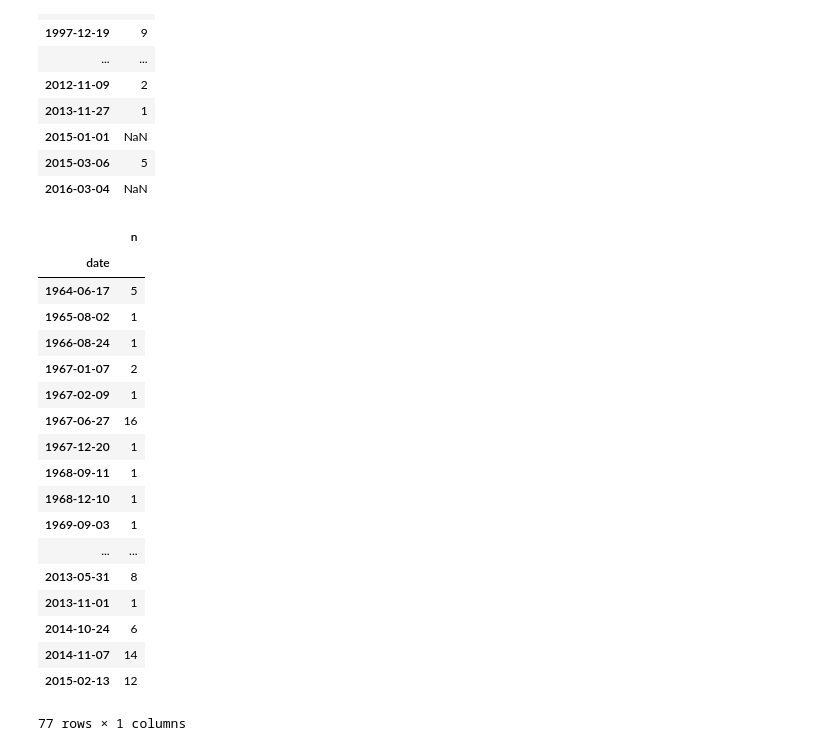
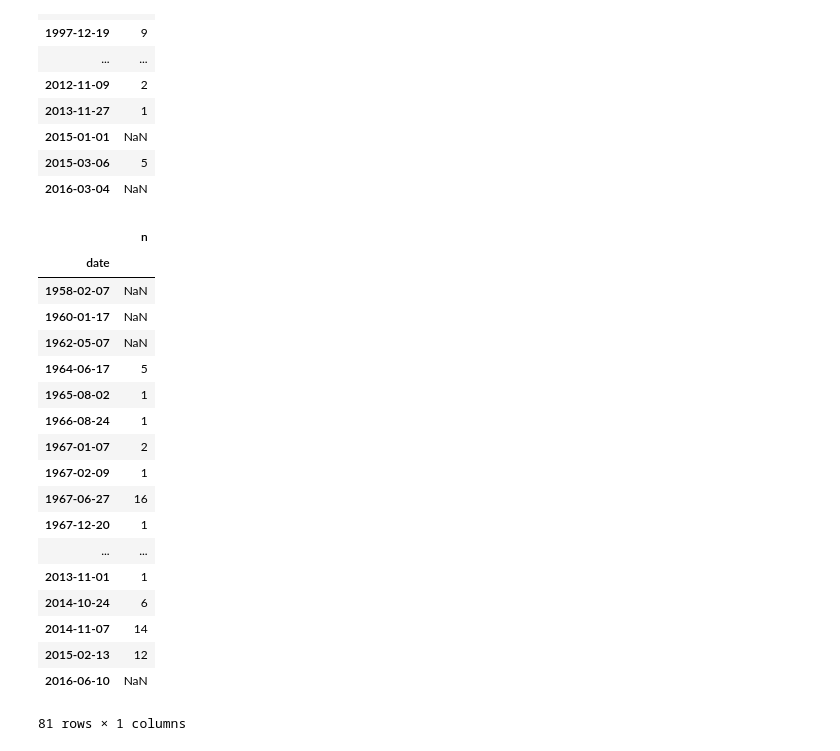
Before and after one commit to brandon-rhodes/pycon-pandas-tutorial, a Jupyter notebook: Solutions-5.ipynb, the cells around one changed output. Cells and saved outputs as stored; diff of their text form; code cells hidden in the pictures.

Commit message:
Compare Dench and Caine

```diff
--- a/Solutions-5.ipynb
+++ b/Solutions-5.ipynb
@@ -186,19 +188,24 @@ dench_ranks
 | 2015-03-06 | 5 |
 | 2016-03-04 | NaN |
 # %%
-# On the dates when films with Judi Dench were released,
-# how did her `n` rank compare to the reigning rank of Michael Caine,
+# On the dates when films with Michael Caine were released,
+# how did her `n` rank compare to the reigning rank of Tom Cruise,
 # based on the most recent film in which he had a non-null n value?
 
 c = cast
 c = c[c.name == 'Michael Caine']
 c = c.join(rdi, ['title', 'year'])
-c = c[c.date.notnull() & c.n.notnull()]
-caine_ranks = c[['date', 'n']].set_index('date').sort_index()
+c = c[c.date.notnull()]
+c = c[['date', 'n']]
+c = c.set_index('date').sort_index()
+caine_ranks = c
 caine_ranks
 # %% [output]
 |  | n |
 | date |  |
+| 1958-02-07 | NaN |
+| 1960-01-17 | NaN |
+| 1962-05-07 | NaN |
 | 1964-06-17 | 5 |
 | 1965-08-02 | 1 |
 | 1966-08-24 | 1 |
@@ -206,13 +213,10 @@ caine_ranks
 | 1967-02-09 | 1 |
 | 1967-06-27 | 16 |
 | 1967-12-20 | 1 |
-| 1968-09-11 | 1 |
-| 1968-12-10 | 1 |
-| 1969-09-03 | 1 |
 | ... | ... |
-| 2013-05-31 | 8 |
 | 2013-11-01 | 1 |
 | 2014-10-24 | 6 |
 | 2014-11-07 | 14 |
 | 2015-02-13 | 12 |
+| 2016-06-10 | NaN |
-77 rows × 1 columns
+81 rows × 1 columns
```
Also changed, not shown: parts of 4 cells of this notebook.
